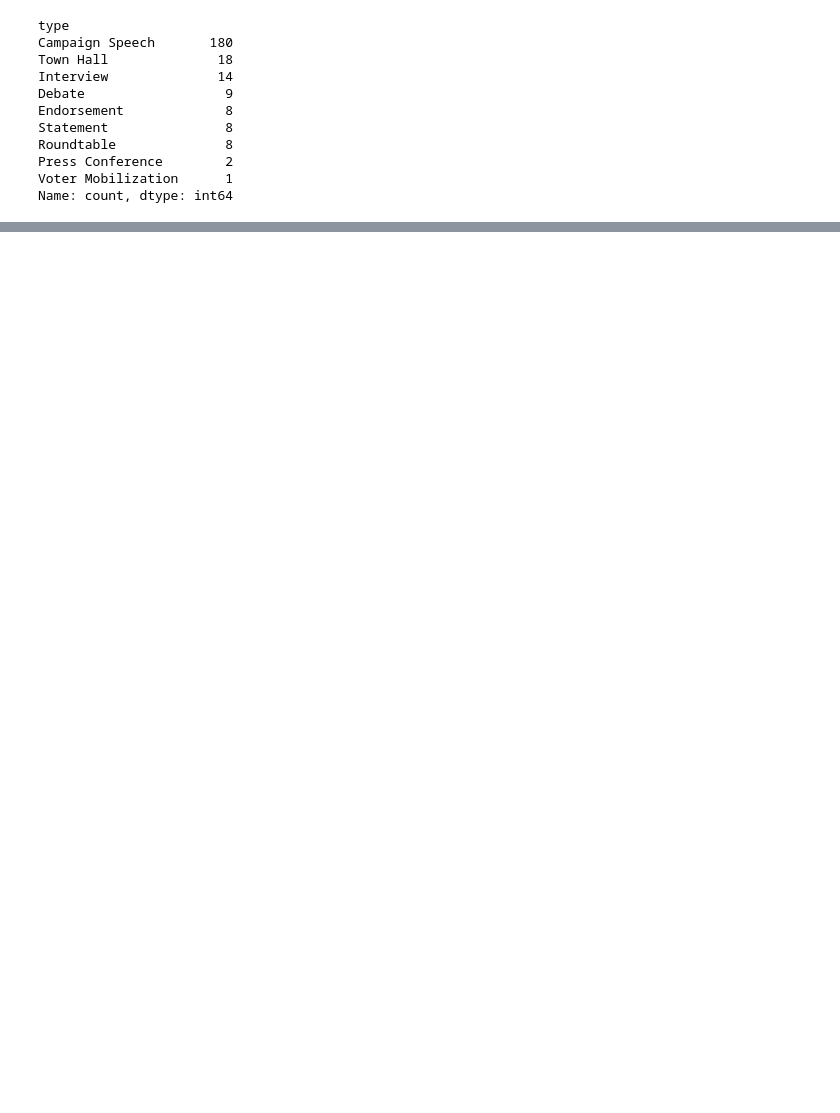
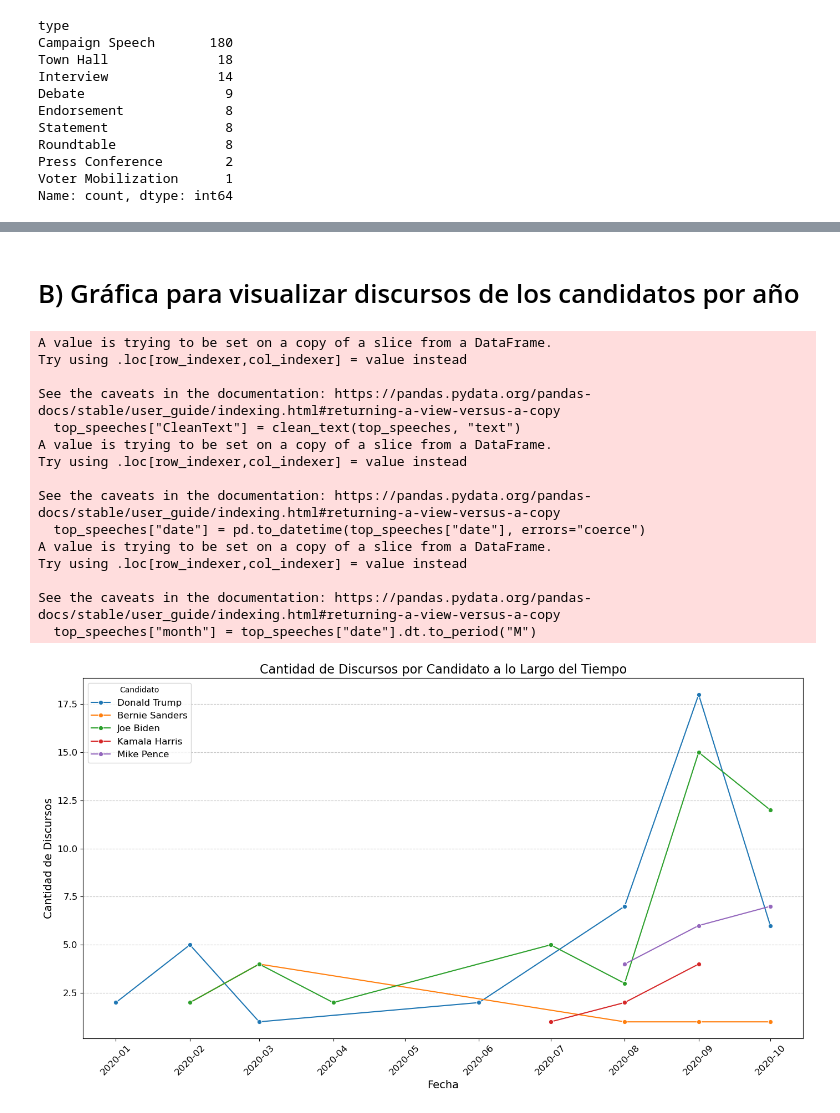
Before and after one commit to campon/intro-cd, a Jupyter notebook: Tarea_1/tarea1_campon_loprete.ipynb, the cells around one changed output, grey strips where cells are left out. Cells and saved outputs as stored; diff of their text form; code cells hidden in the pictures; blank space fills up the shorter version.

Commit message:
creo que esta todo lo del código falta redactar

```diff
--- a/Tarea_1/tarea1_campon_loprete.ipynb
+++ b/Tarea_1/tarea1_campon_loprete.ipynb
@@ -129,3 +128,69 @@ Name: count, dtype: int64
 top5_speakers = speeches["speaker"].value_counts().head(5).index
 
 top_speeches = speeches[speeches["speaker"].isin(top5_speakers)]
+# %% [markdown]
+# B) Gráfica para visualizar discursos de los candidatos por año
+# %%
+def clean_text(df, column_name):
+    # Eliminar primeras palabras hasta el primer "\n"
+    result = df[column_name].str.replace(r"^[^\n]*\n", "", regex=True)
+
+    # Convertir todo a minúsculas
+    result = result.str.lower()
+
+    # Eliminar signos de puntuación y caracteres no deseados
+    for punc in ["[", "]", "\n", ",", ":", "?", ".", "!", ";", "\"", "\'"]:
+        result = result.str.replace(punc, " ", regex=False)
+
+    # Eliminar espacios extra
+    result = result.str.replace(r"\s+", " ", regex=True).str.strip()
+
+    return result
+
+# Crear la columna CleanText
+top_speeches["CleanText"] = clean_text(top_speeches, "text")
+
+
+# Asegurarse de que la columna 'date' esté en formato datetime
+top_speeches["date"] = pd.to_datetime(top_speeches["date"], errors="coerce")
+
+# Verificar si hay valores nulos después de la conversión
+if top_speeches["date"].isnull().any():
+    print("Advertencia: Hay valores nulos en la columna 'date' después de la conversión.")
+
+# Agrupar por mes para reducir la cantidad de puntos en el eje X
+top_speeches["month"] = top_speeches["date"].dt.to_period("M")
+top_speeches_grouped = top_speeches.groupby(["month", "speaker"]).size().reset_index(name="count")
+
+# Convertir el período a una fecha para el gráfico
+top_speeches_grouped["month"] = top_speeches_grouped["month"].dt.to_timestamp()
+
+# Crear la visualización
+plt.figure(figsize=(14, 8))
+sns.lineplot(data=top_speeches_grouped, x="month", y="count", hue="speaker", marker="o")
+plt.title("Cantidad de Discursos por Candidato a lo Largo del Tiempo", fontsize=16)
+plt.xlabel("Fecha", fontsize=14)
+plt.ylabel("Cantidad de Discursos", fontsize=14)
+plt.legend(title="Candidato", fontsize=12)
+plt.xticks(rotation=45, fontsize=12)
+plt.yticks(fontsize=12)
+plt.grid(axis="y", linestyle="--", alpha=0.7)
+plt.tight_layout()
+plt.show()
+# %% [output]
+A value is trying to be set on a copy of a slice from a DataFrame.
+Try using .loc[row_indexer,col_indexer] = value instead
+
+See the caveats in the documentation: https://pandas.pydata.org/pandas-docs/stable/user_guide/indexing.html#returning-a-view-versus-a-copy
+  top_speeches["CleanText"] = clean_text(top_speeches, "text")
+A value is trying to be set on a copy of a slice from a DataFrame.
+Try using .loc[row_indexer,col_indexer] = value instead
+
+See the caveats in the documentation: https://pandas.pydata.org/pandas-docs/stable/user_guide/indexing.html#returning-a-view-versus-a-copy
+  top_speeches["date"] = pd.to_datetime(top_speeches["date"], errors="coerce")
+A value is trying to be set on a copy of a slice from a DataFrame.
+Try using .loc[row_indexer,col_indexer] = value instead
+
+See the caveats in the documentation: https://pandas.pydata.org/pandas-docs/stable/user_guide/indexing.html#returning-a-view-versus-a-copy
+  top_speeches["month"] = top_speeches["date"].dt.to_period("M")
+[figure, added]
```
Also changed, not shown: parts of 11 cells of this notebook.
